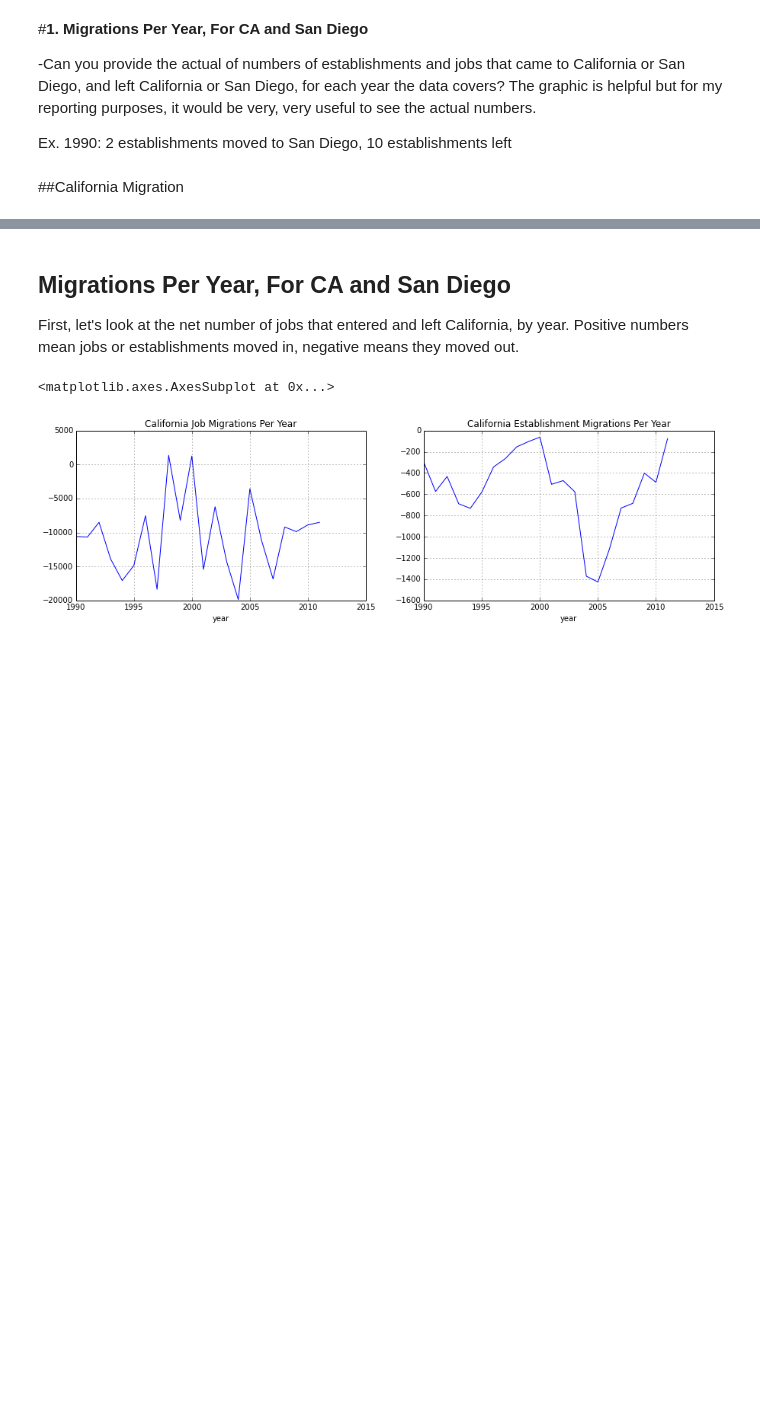
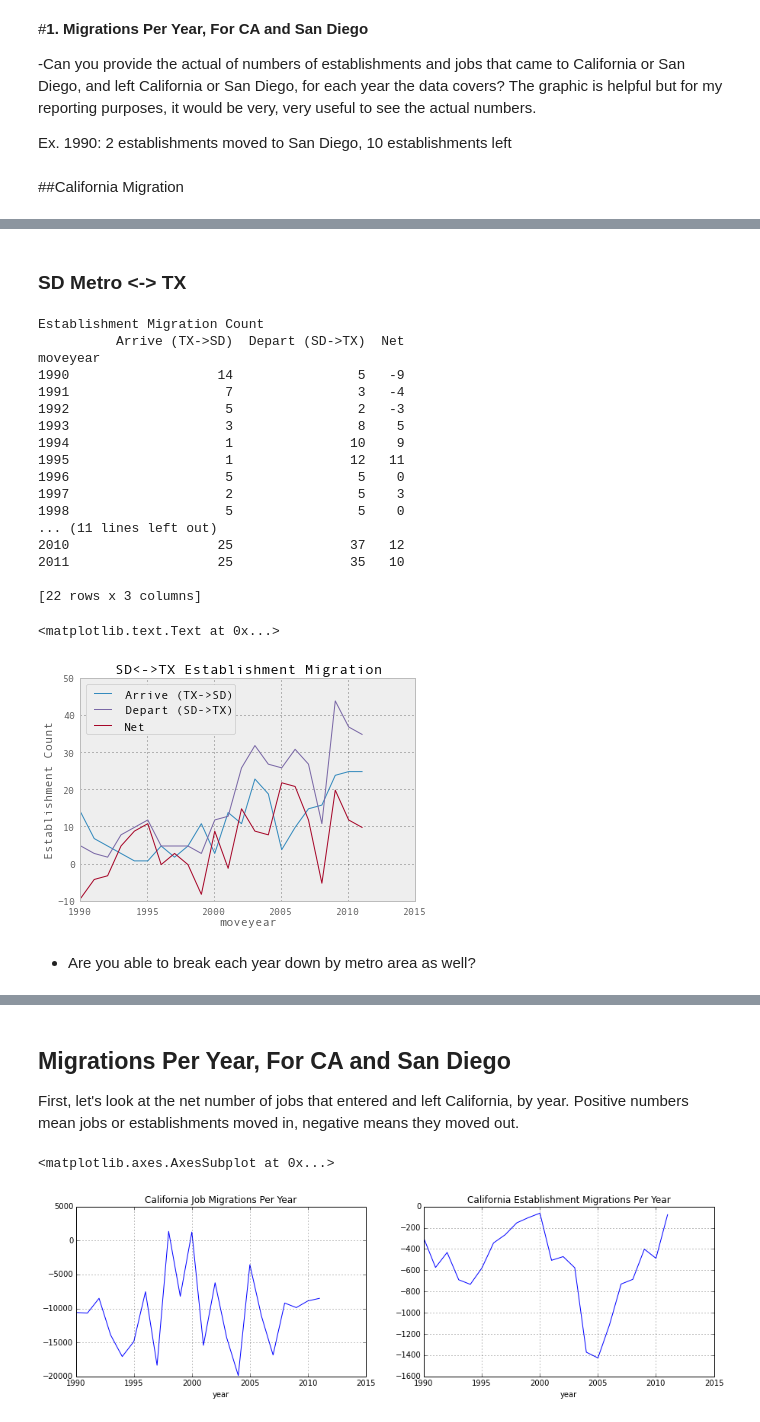
Before and after one commit to SDRDLAnalysts/pdp-data-projects, a Jupyter notebook: voiceofsandiego.org/business-migrations/analysts/gonzalo.ipynb, the cells around one changed output, grey strips where cells are left out. Cells and saved outputs as stored; diff of their text form; code cells hidden in the pictures; blank space fills up the shorter version.

```diff
--- a/voiceofsandiego.org/business-migrations/analysts/gonzalo.ipynb
+++ b/voiceofsandiego.org/business-migrations/analysts/gonzalo.ipynb
@@ -134,0 +147,39 @@ casd.plot()
+# %% [markdown]
+### SD Metro <-> TX
+# %%
+print "Establishment Migration Count"
+sdtotx = df[(df.origin_metro_area=='San Diego-Carlsbad-San Marcos, CA')&
+            (df.deststate=='TX')].groupby('moveyear').estabs.sum()
+txtosd = df[(df.originstate=='TX')
+            &(df.destination_metro_area=='San Diego-Carlsbad-San Marcos, CA')].groupby('moveyear').estabs.sum()
+
+sdtx = pd.DataFrame({
+'Depart (SD->TX)': pd.Series(sdtotx),
+'Arrive (TX->SD)': pd.Series(txtosd),
+'Net': pd.Series(sdtotx-txtosd)
+})
+print sdtx
+ax=sdtx.plot(title= "SD<->TX Establishment Migration")
+ax.set_ylabel('Establishment Count')
+# %% [output]
+Establishment Migration Count
+          Arrive (TX->SD)  Depart (SD->TX)  Net
+moveyear
+1990                   14                5   -9
+1991                    7                3   -4
+1992                    5                2   -3
+1993                    3                8    5
+1994                    1               10    9
+1995                    1               12   11
+1996                    5                5    0
+1997                    2                5    3
+1998                    5                5    0
+... (11 lines left out)
+2010                   25               37   12
+2011                   25               35   10
+
+[22 rows x 3 columns]
+<matplotlib.text.Text at 0x...>
+[figure, added]
+# %% [markdown]
+- Are you able to break each year down by metro area as well?
```
Also changed, not shown: parts of 9 cells of this notebook.
